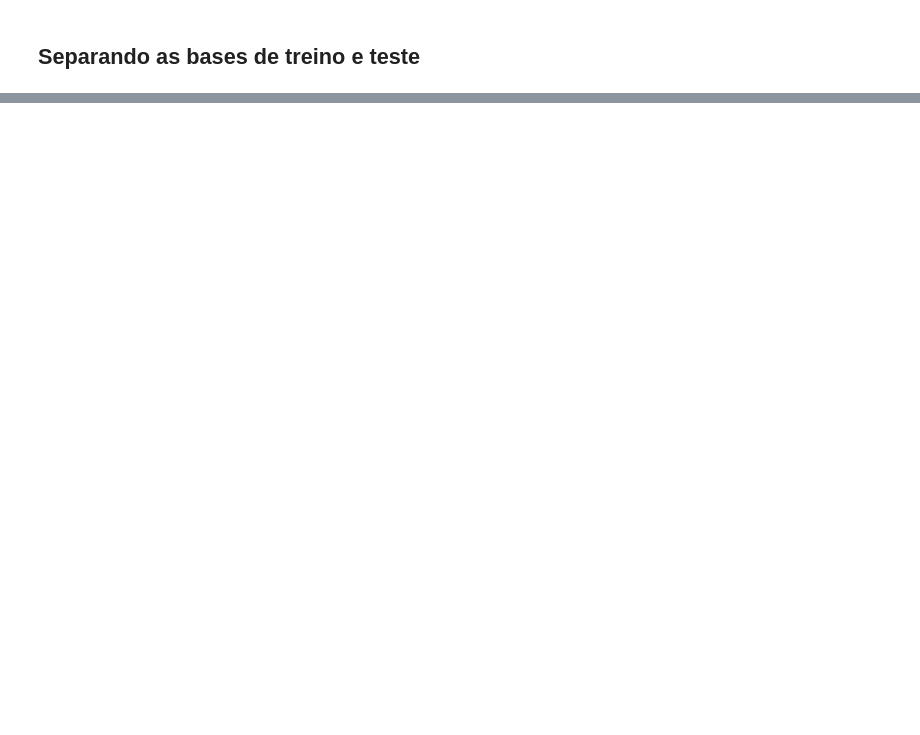
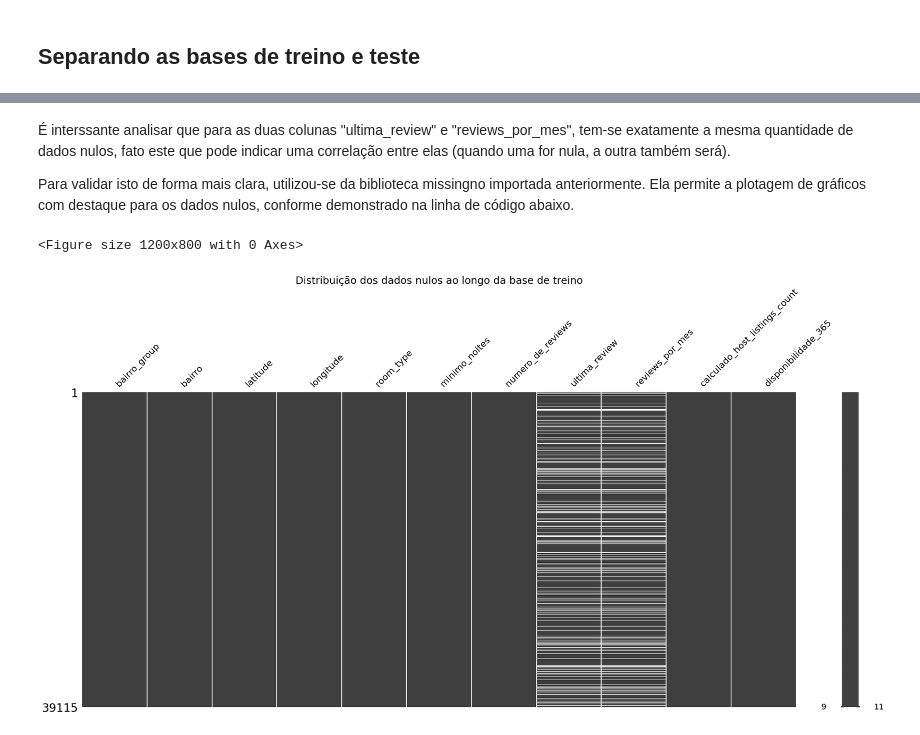
Before and after one commit to rfprates/LH_CD_RODRIGOPRATES, a Jupyter notebook: modelling/Modelling.ipynb, the cells around one changed output, grey strips where cells are left out. Saved outputs shown, nothing was run; the diff lists cells and outputs as text; code cells hidden in the pictures; blank space fills up the shorter version.

```diff
--- a/modelling/Modelling.ipynb
+++ b/modelling/Modelling.ipynb
@@ -107,2 +119,8 @@ memory usage: 6.0+ MB
+# %%
+# definindo o grupo das features
+X = df.drop(columns = ['id', 'nome', 'host_id', 'host_name', 'price'])
+
+# target
+y = df['price']
 # %% [markdown]
 ## Separando as bases de treino e teste
@@ -108,0 +129,4 @@ memory usage: 6.0+ MB
+# %%
+# separando as bases de treino e teste
+
+X_train, X_test, y_train, y_test = train_test_split(X, y, test_size = 0.2)
@@ -108,0 +260,16 @@ memory usage: 6.0+ MB
+# %% [markdown]
+É interssante analisar que para as duas colunas "ultima_review" e "reviews_por_mes", tem-se exatamente a mesma quantidade de dados nulos, fato este que pode indicar uma correlação entre elas (quando uma for nula, a outra também será).
+
+Para validar isto de forma mais clara, utilizou-se da biblioteca missingno importada anteriormente. Ela permite a plotagem de gráficos com destaque para os dados nulos, conforme demonstrado na linha de código abaixo.
+# %%
+# definir tamanho da imagem
+plt.figure(figsize = (12,8))
+
+# plotando o gráfico
+msno.matrix(df = X_train)
+
+# título do gráfico
+plt.title('Distribuição dos dados nulos ao longo da base de treino', fontsize = 18);
+# %% [output]
+<Figure size 1200x800 with 0 Axes>
+[figure, added]
```
Also changed, not shown: parts of 39 cells of this notebook.
